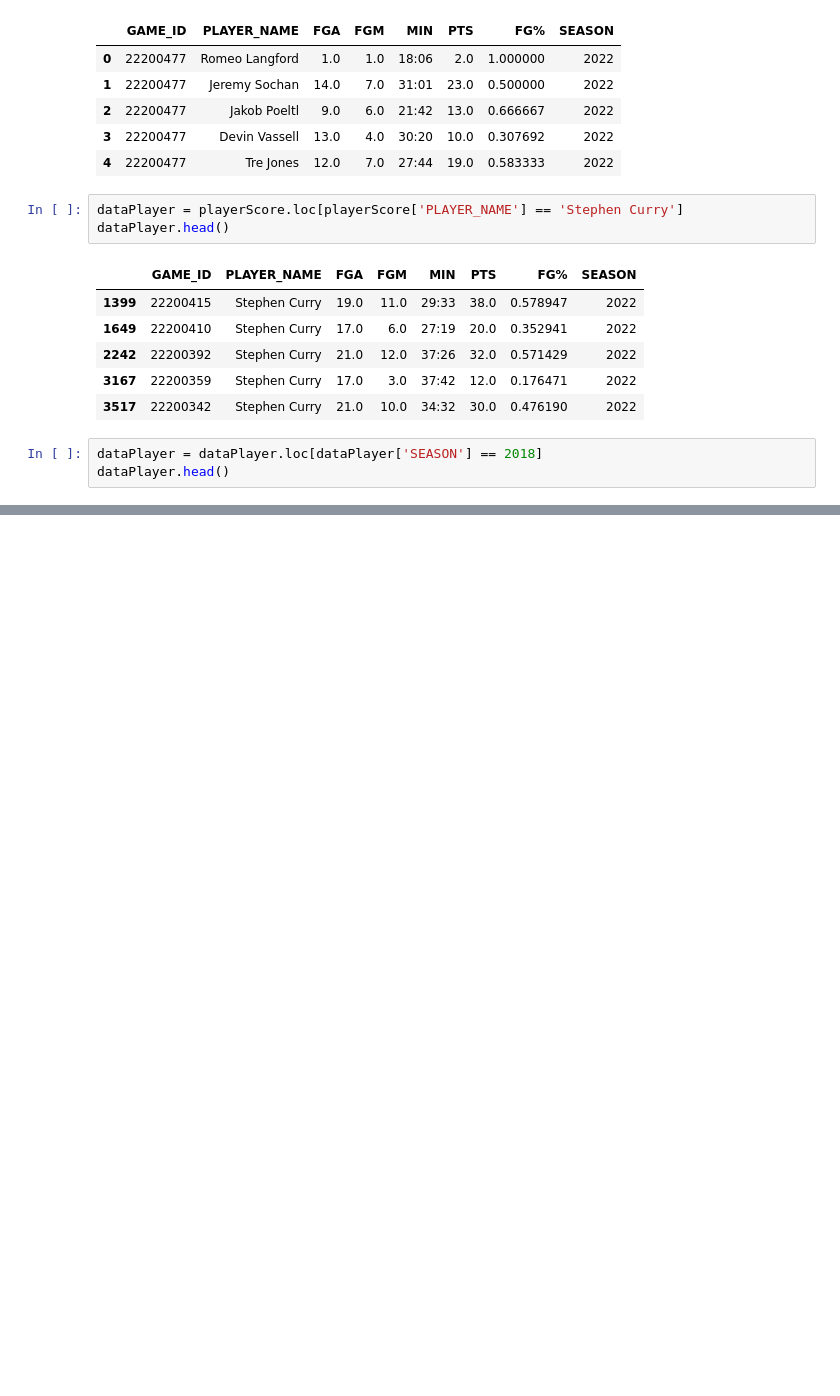
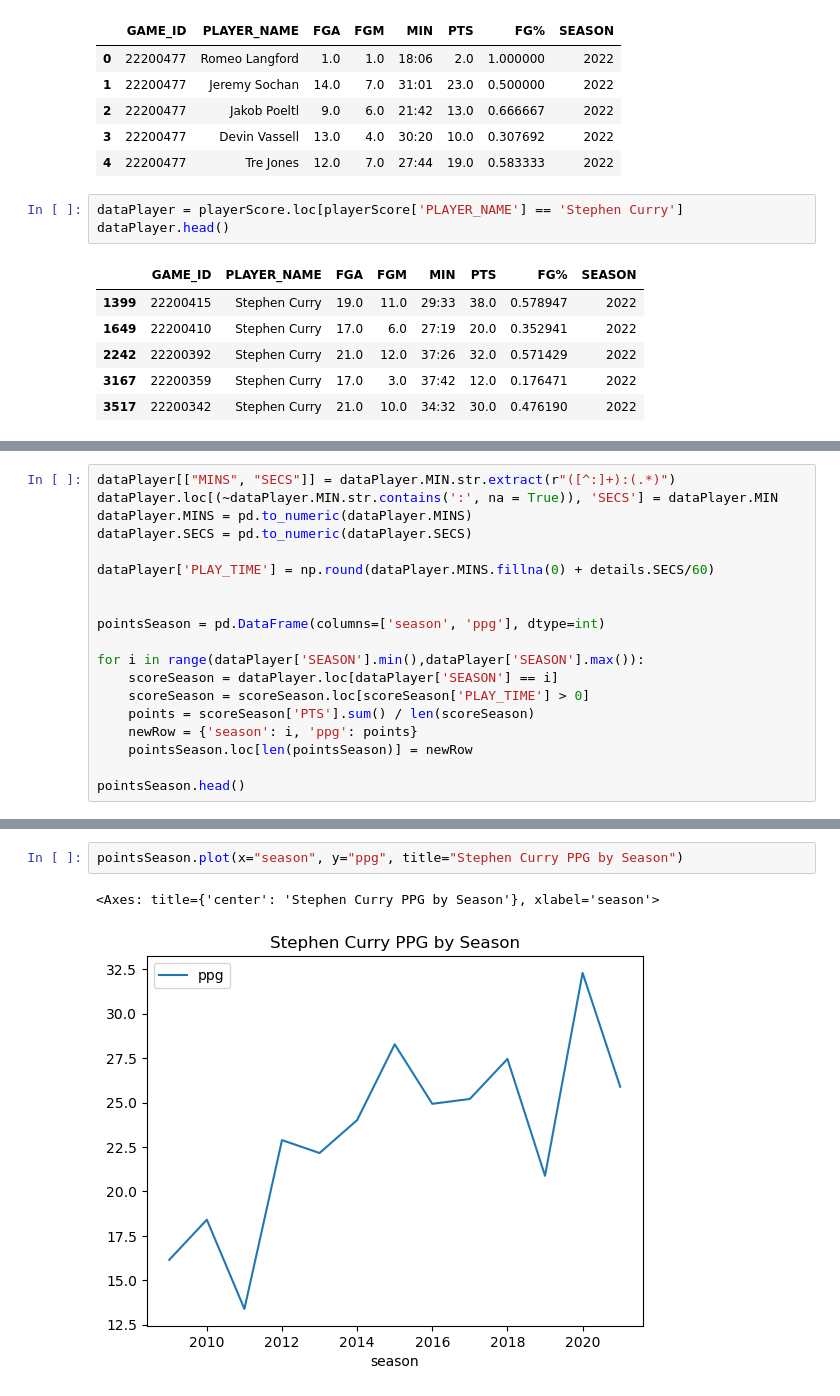
Before and after one commit to gabriel-arrvda/ac2-padroes, a Jupyter notebook: nba.ipynb, the cells around one changed output, grey strips where cells are left out. Drawn from its saved outputs; the diff is of its cells as text; blank space fills up the shorter version.

Commit message:
implement pre proccess and curry graph for testing

```diff
--- a/nba.ipynb
+++ b/nba.ipynb
@@ -83,6 +83,3 @@ dataPlayer.head()
 | 2242 | 22200392 | Stephen Curry | 21.0 | 12.0 | 37:26 | 32.0 | 0.571429 | 2022 |
 | 3167 | 22200359 | Stephen Curry | 17.0 | 3.0 | 37:42 | 12.0 | 0.176471 | 2022 |
 | 3517 | 22200342 | Stephen Curry | 21.0 | 10.0 | 34:32 | 30.0 | 0.476190 | 2022 |
-# %%
-dataPlayer = dataPlayer.loc[dataPlayer['SEASON'] == 2018]
-dataPlayer.head()
@@ -99,0 +104,19 @@ print(len(dataPlayer))
+# %%
+dataPlayer[["MINS", "SECS"]] = dataPlayer.MIN.str.extract(r"([^:]+):(.*)")
+dataPlayer.loc[(~dataPlayer.MIN.str.contains(':', na = True)), 'SECS'] = dataPlayer.MIN
+dataPlayer.MINS = pd.to_numeric(dataPlayer.MINS)
+dataPlayer.SECS = pd.to_numeric(dataPlayer.SECS)
+
+dataPlayer['PLAY_TIME'] = np.round(dataPlayer.MINS.fillna(0) + details.SECS/60)
+
+
+pointsSeason = pd.DataFrame(columns=['season', 'ppg'], dtype=int)
+
+for i in range(dataPlayer['SEASON'].min(),dataPlayer['SEASON'].max()):
+    scoreSeason = dataPlayer.loc[dataPlayer['SEASON'] == i]
+    scoreSeason = scoreSeason.loc[scoreSeason['PLAY_TIME'] > 0]
+    points = scoreSeason['PTS'].sum() / len(scoreSeason)
+    newRow = {'season': i, 'ppg': points}
+    pointsSeason.loc[len(pointsSeason)] = newRow
+
+pointsSeason.head()
@@ -99,0 +150,5 @@ print(len(dataPlayer))
+# %%
+pointsSeason.plot(x="season", y="ppg", title="Stephen Curry PPG by Season")
+# %% [output]
+<Axes: title={'center': 'Stephen Curry PPG by Season'}, xlabel='season'>
+[figure, added]
```
Also changed, not shown: parts of 4 cells of this notebook.
